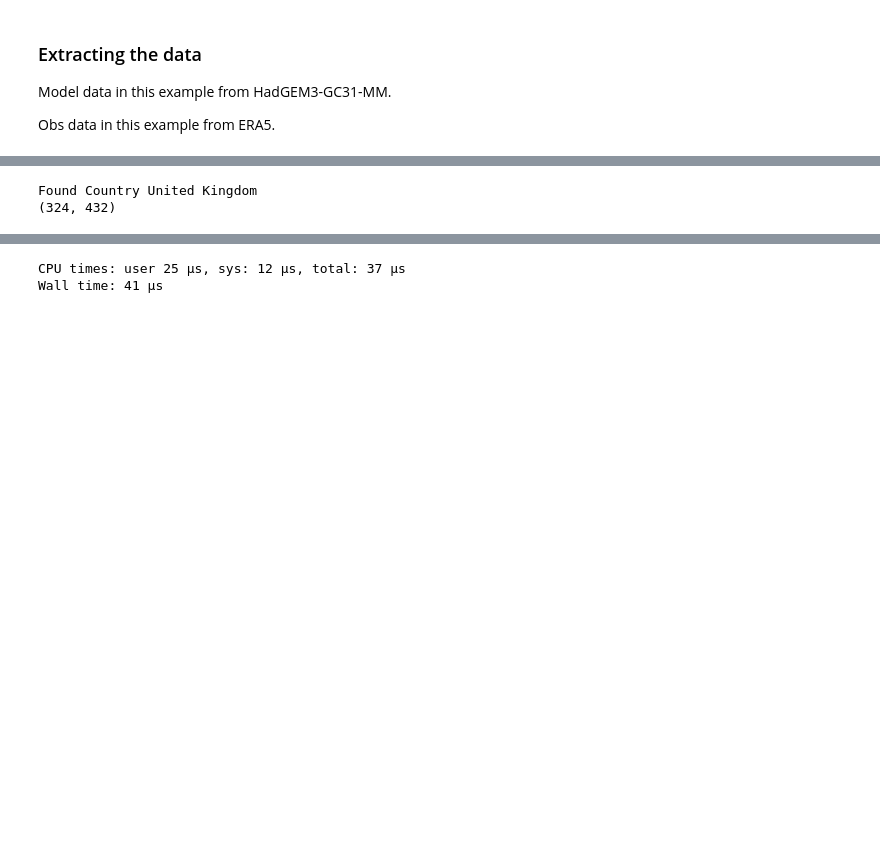
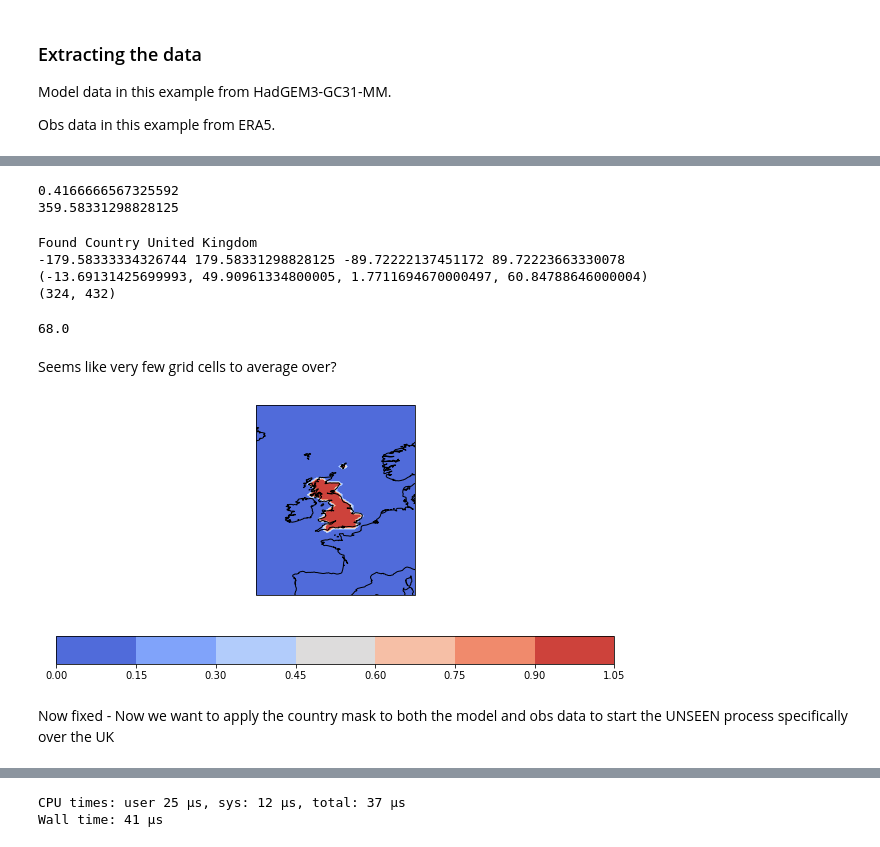
Before and after one commit to benhutchmet/unseen_multi_year, a Jupyter notebook: multi_year_unseen.ipynb, the cells around one changed output, grey strips where cells are left out. Cells and saved outputs as stored; diff of their text form; code cells hidden in the pictures; blank space fills up the shorter version.

```diff
--- a/multi_year_unseen.ipynb
+++ b/multi_year_unseen.ipynb
@@ -313,3 +415,10 @@ member_cube
+# %%
+# print the min and max lon of the member cube
+print(member_cube.coord('longitude').points.min())
+print(member_cube.coord('longitude').points.max())
+# %% [output]
+0.4166666567325592
+359.58331298828125
 # %%
 import iris
 import shapely.geometry
@@ -323,6 +432,14 @@ countries_shp = shpreader.natural_earth(resolution='10m',category='cultural',nam
 
 COUNTRY = "United Kingdom"
 
+
+# Shapely treats lons between -180 and 180
+# so we need to convert the lons to this
+# if there are no lons below 0 then we can just convert the lons
+if np.min(x) >= 0:
+    x = x - 180
+    LONS = LONS - 180
+
 MASK_MATRIX_TMP = np.zeros([len(x), 1])
 country_shapely = []
 for country in shpreader.Reader(countries_shp).records():
@@ -330,16 +447,67 @@ for country in shpreader.Reader(countries_shp).records():
         print('Found Country ' + COUNTRY)
         country_shapely.append(country.geometry)
 
+# print the min and max lat and lon
+print(np.min(x), np.max(x), np.min(y), np.max(y))
+
+# print the min and mx lat and lon of the UK from the shapefile
+print(country_shapely[0].bounds)
+# print(country_shapely[0].contains(shapely.geometry.Point(0, 0))
+
 # Create a mask for the UK
 for i in range(0, len(x)):
     point = shapely.geometry.Point(x[i], y[i])
-    if country_shapely[0].contains(point):
+    if country_shapely[0].contains(point) == True:
         MASK_MATRIX_TMP[i,0] = 1.0
 
 MASK_MATRIX_RESHAPE = np.reshape(MASK_MATRIX_TMP, (np.shape(LONS)))
 
+# if the country is the UK then we want to mask out NI
+# to constrain to GB
+if COUNTRY == 'United Kingdom':
+    lats, lons = np.unique(LATS), np.unique(LONS)
+    for i in range(len(lats)):
+        for j in range(len(lons)):
+            if (lats[i] < 55.3) and (lats[i]  > 54.):
+                if (lons[j]) < -5.:  # convert back to -180 to 180 scale
+                    # find the corresponding indices in the LATS and LONS arrays
+                    indices = np.argwhere((LATS == lats[i]) & (LONS == lons[j]))
+                    # set the mask value to 0 at these indices
+                    for idx in indices:
+                        MASK_MATRIX_RESHAPE[tuple(idx)] = 0.
+
 # print the shape
 print(np.shape(MASK_MATRIX_RESHAPE))
 # %% [output]
 Found Country United Kingdom
+-179.58333334326744 179.58331298828125 -89.72222137451172 89.72223663330078
+(-13.69131425699993, 49.90961334800005, 1.7711694670000497, 60.84788646000004)
 (324, 432)
+# %%
+# print the sum of the mask
+print(np.sum(MASK_MATRIX_RESHAPE))
+# %% [output]
+68.0
+# %% [markdown]
+Seems like very few grid cells to average over?
+# %%
+# plot the mask on the map
+plt.figure(figsize=(10, 5))
+
+ax = plt.axes(projection=ccrs.PlateCarree())
+
+ax.coastlines()
+
+map = ax.contourf(LONS, LATS, MASK_MATRIX_RESHAPE, transform=ccrs.PlateCarree(), cmap='coolwarm')
+
+# include a colorbar
+plt.colorbar(map, orientation='horizontal')
+
+# set the lat and lon limits
+ax.set_extent([-15, 10, 40, 70], crs=ccrs.PlateCarree())
+
+plt.show()
+# %% [output]
+[figure, added]
+# %% [markdown]
+Now fixed - Now we want to apply the country mask to both the model and obs data to start the UNSEEN process specifically over the UK
```
Also changed, not shown: parts of 46 cells of this notebook, 1 other file.
